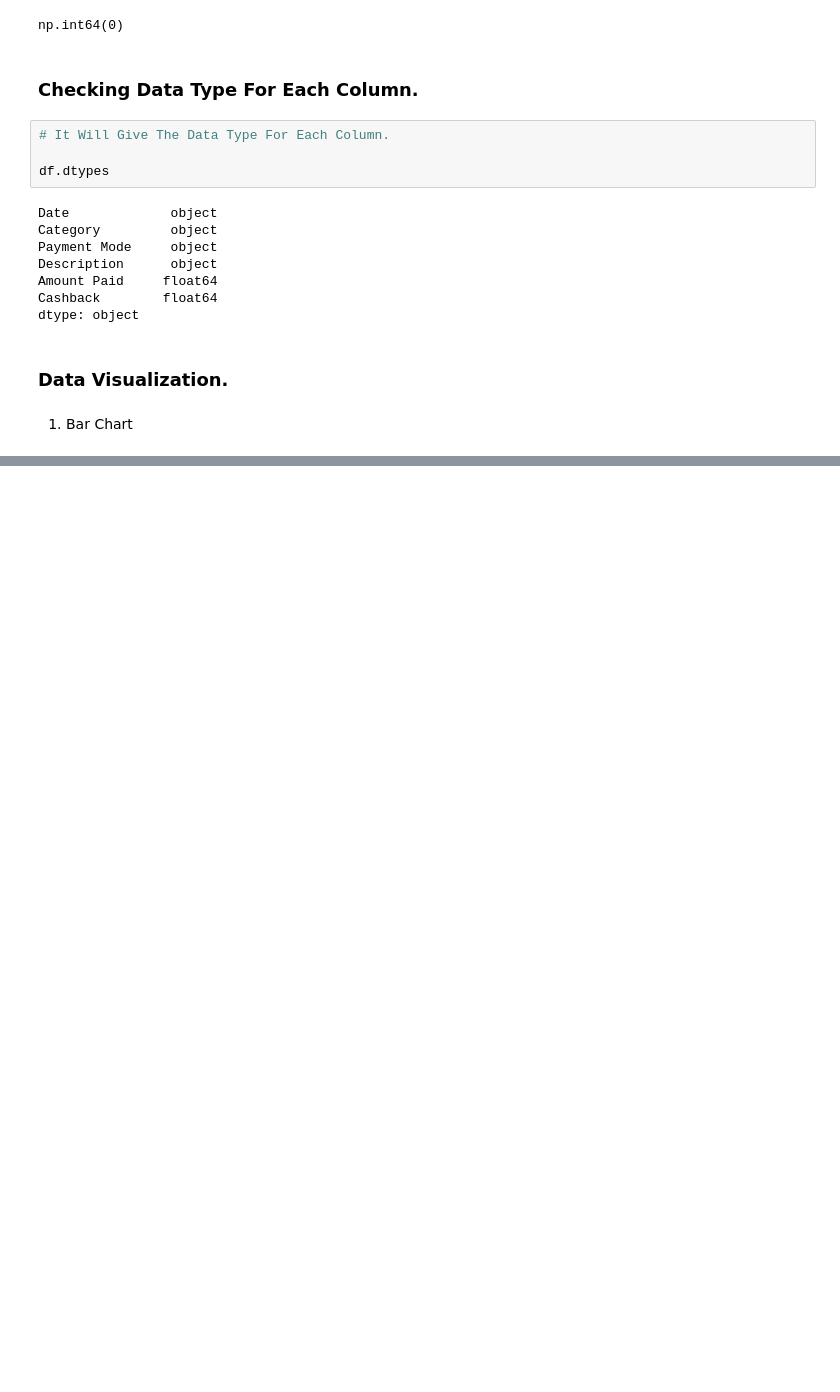
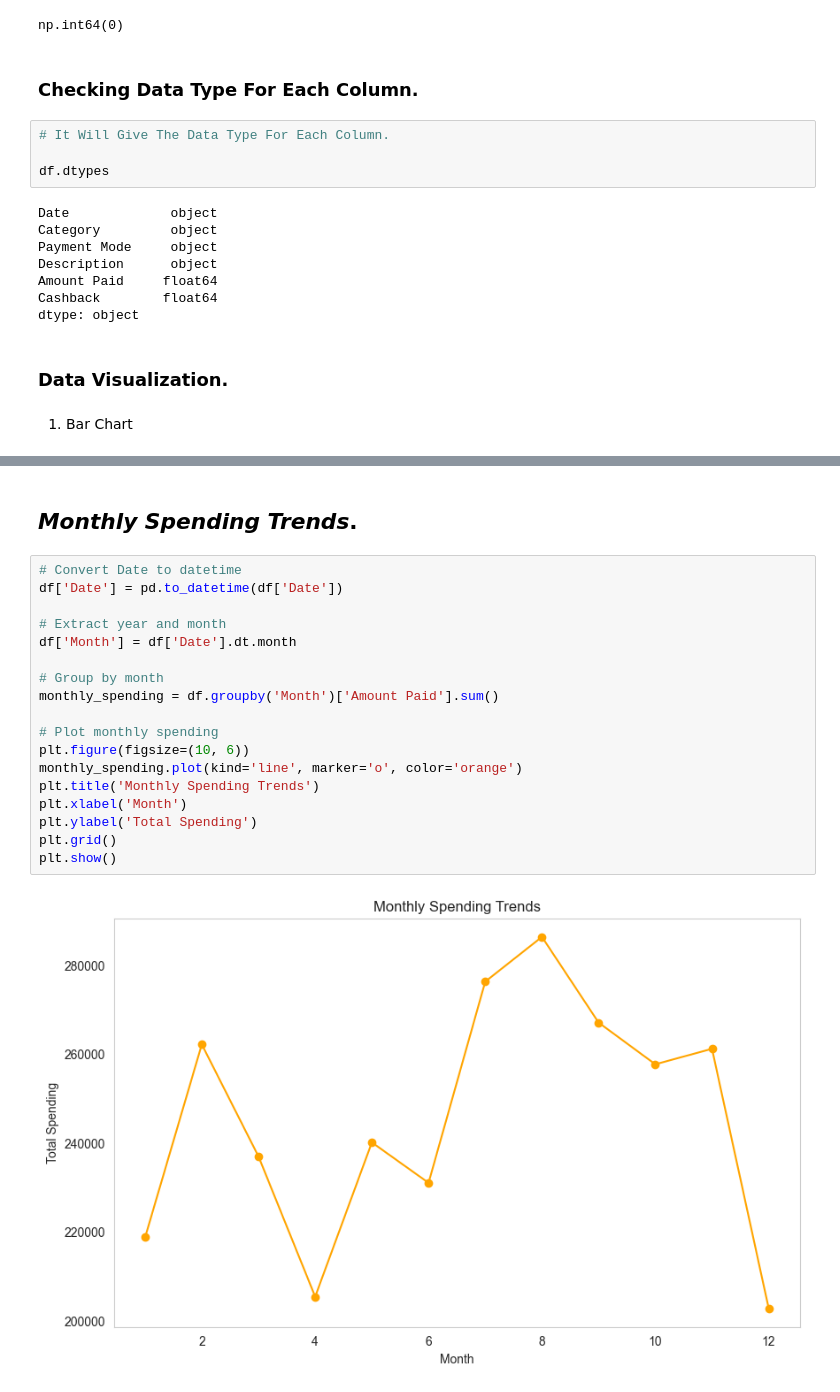
Before and after one commit to Grishthehandler/personal_expenses, a Jupyter notebook: src/expense_tracker.ipynb, the cells around one changed output, grey strips where cells are left out. Drawn from its saved outputs; the diff is of its cells as text; blank space fills up the shorter version.

```diff
--- a/src/expense_tracker.ipynb
+++ b/src/expense_tracker.ipynb
@@ -387,0 +427,22 @@ plt.show()
+# %% [markdown]
+## ***Monthly Spending Trends***.
+# %%
+# Convert Date to datetime
+df['Date'] = pd.to_datetime(df['Date'])
+
+# Extract year and month
+df['Month'] = df['Date'].dt.month
+
+# Group by month
+monthly_spending = df.groupby('Month')['Amount Paid'].sum()
+
+# Plot monthly spending
+plt.figure(figsize=(10, 6))
+monthly_spending.plot(kind='line', marker='o', color='orange')
+plt.title('Monthly Spending Trends')
+plt.xlabel('Month')
+plt.ylabel('Total Spending')
+plt.grid()
+plt.show()
+# %% [output]
+[figure, added]
```
Also changed, not shown: parts of 19 cells of this notebook, 17 other files.
